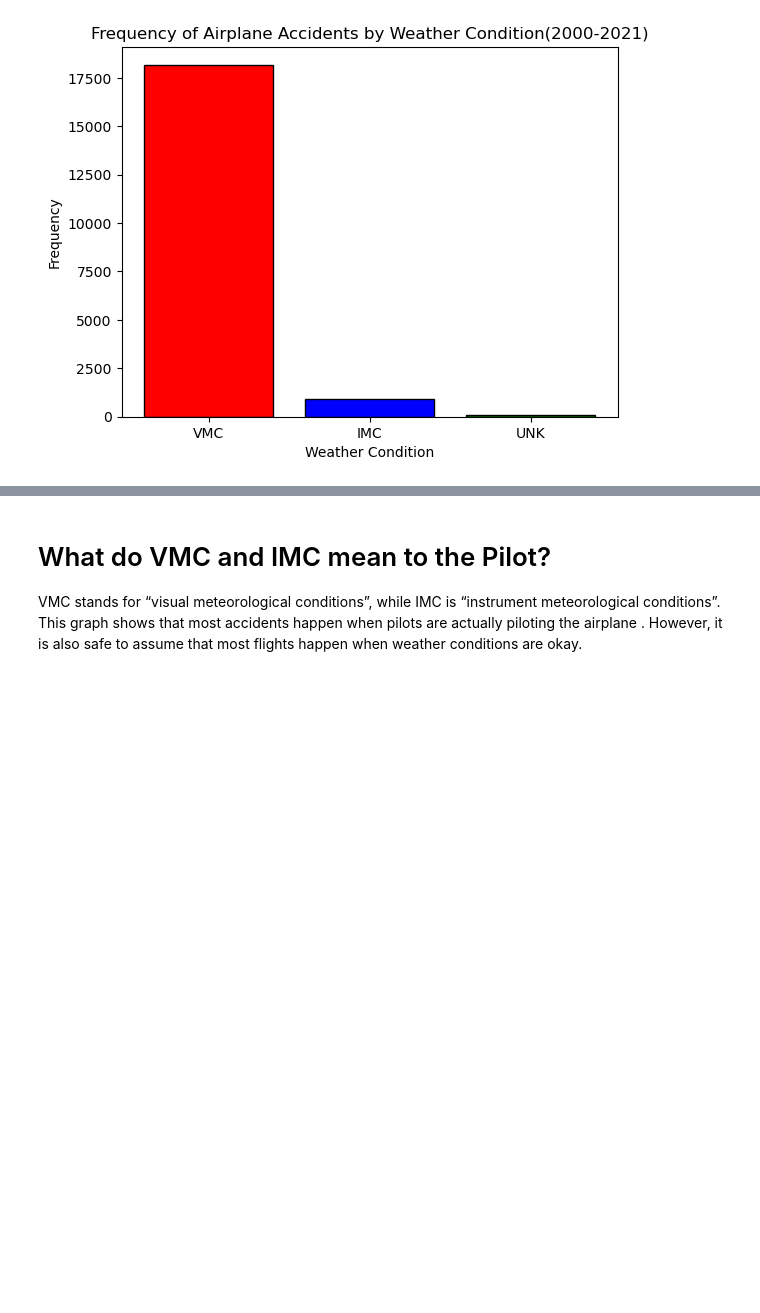
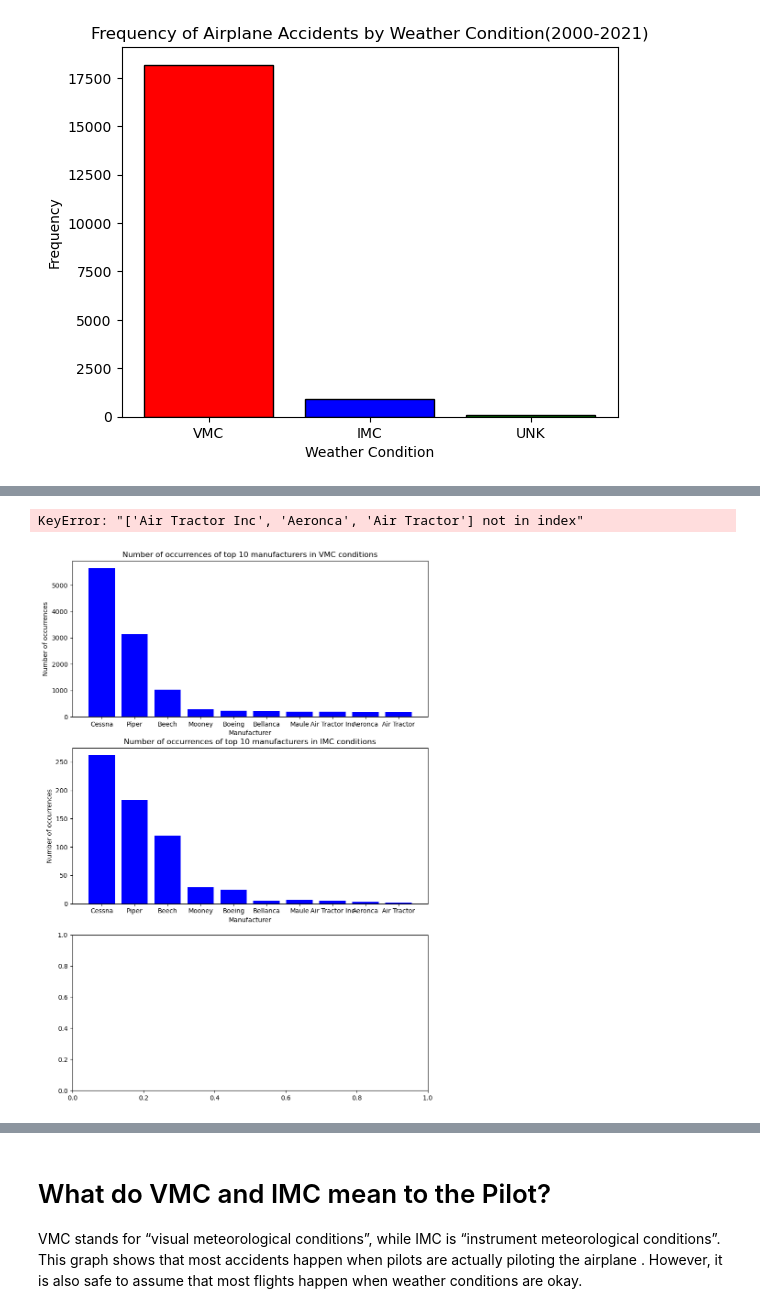
Before and after one commit to billywkim/Air_Travel_Analysis, a Jupyter notebook: Aviation_Weather/Aviation_Weather.ipynb, the cells around one changed output, grey strips where cells are left out. Cells and saved outputs as stored; diff of their text form; code cells hidden in the pictures; blank space fills up the shorter version.

```diff
--- a/Aviation_Weather/Aviation_Weather.ipynb
+++ b/Aviation_Weather/Aviation_Weather.ipynb
@@ -749,0 +811,26 @@ SyntaxError: invalid syntax (3925516757.py, line 13)
+# %%
+# Create a new figure with 3 rows and 1 column of subplots
+fig, ax = plt.subplots(nrows=3, ncols=1, figsize=(10, 15))
+
+# Get the top 10 manufacturers
+top_10_brands = clean_aviation_df["Make"].value_counts().nlargest(10)
+
+# Loop through each unique weather condition and create a stacked bar chart in a subplot
+for i, condition in enumerate(weather_conditions):
+    # Get data for the specific weather condition
+    data = clean_aviation_df[clean_aviation_df['Weather_Condition'] == condition]
+
+    # Get the value counts for each manufacturer
+    value_counts = data['Make'].value_counts().loc[top_10_brands.index]
+
+    # Create a stacked bar chart in the current subplot
+    ax[i%3].bar(value_counts.index, value_counts.values, color='b')
+    ax[i%3].set_xlabel("Manufacturer")
+    ax[i%3].set_ylabel("Number of occurrences")
+    ax[i%3].set_title(f"Number of occurrences of top 10 manufacturers in {condition} conditions")
+
+# Show the plot
+plt.show()
+# %% [output]
+KeyError: "['Air Tractor Inc', 'Aeronca', 'Air Tractor'] not in index"
+[figure, added]
```
Also changed, not shown: parts of 23 cells of this notebook.
